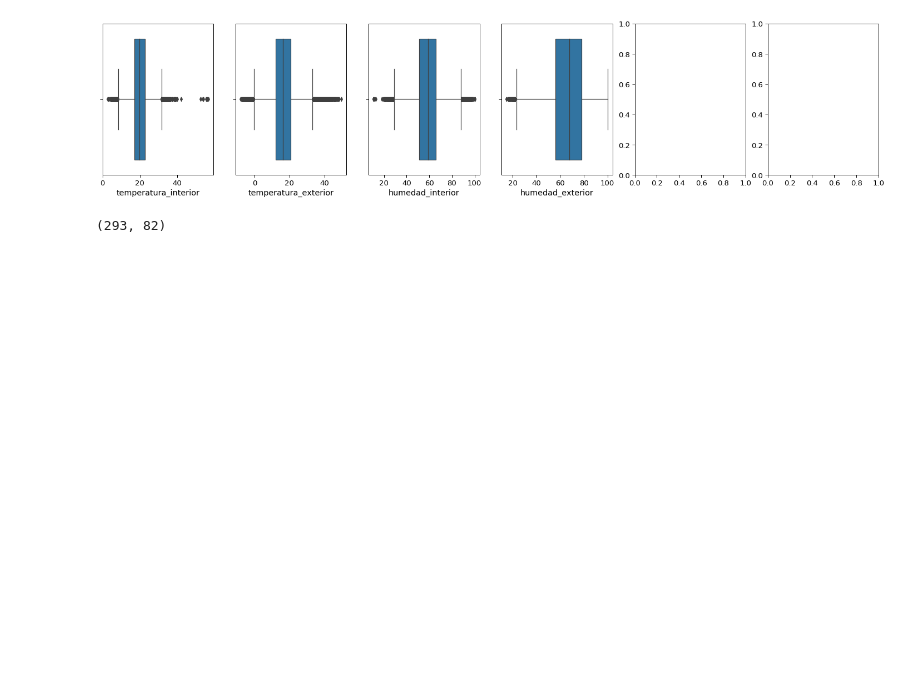
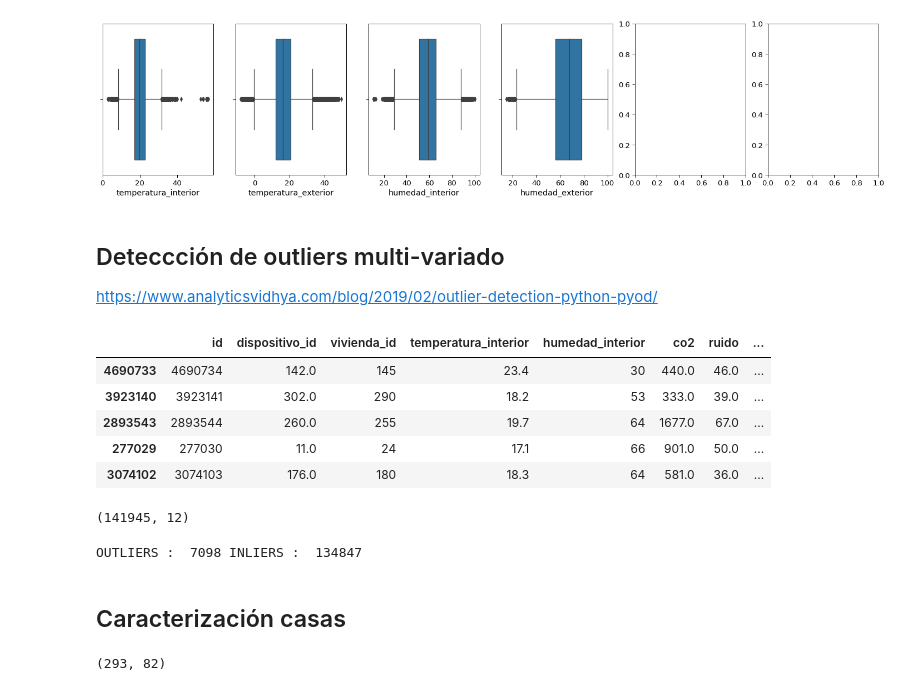
Before and after one commit to fco96/memoria, a Jupyter notebook: Memoria Francisco Olivares.ipynb, the cells around one changed output. Drawn from its saved outputs; the diff is of its cells as text; code cells hidden in the pictures; blank space fills up the shorter version.

Commit message:
Add multivariate outlier detection

```diff
--- a/Memoria Francisco Olivares.ipynb
+++ b/Memoria Francisco Olivares.ipynb
@@ -222,3 +222,20 @@ for i in range(len(VARIABLES)):
     sns.boxplot(x=df_sample[VARIABLES[i]].dropna(), ax=ax[i], orient="h")
 # %% [output]
 [figure]
+# %% [markdown]
+## Deteccción de outliers multi-variado
+
+https://www.analyticsvidhya.com/blog/2019/02/outlier-detection-python-pyod/
+# %%
+from pyod.models.knn import KNN
+from pyod.models.iforest import IForest
+display(df_sample.head())
+print(df_sample.shape)
+# %% [output]
+|  | id | dispositivo_id | vivienda_id | temperatura_interior | humedad_interior | co2 | ruido | ... |
+| 4690733 | 4690734 | 142.0 | 145 | 23.4 | 30 | 440.0 | 46.0 | ... |
+| 3923140 | 3923141 | 302.0 | 290 | 18.2 | 53 | 333.0 | 39.0 | ... |
+| 2893543 | 2893544 | 260.0 | 255 | 19.7 | 64 | 1677.0 | 67.0 | ... |
+| 277029 | 277030 | 11.0 | 24 | 17.1 | 66 | 901.0 | 50.0 | ... |
+| 3074102 | 3074103 | 176.0 | 180 | 18.3 | 64 | 581.0 | 36.0 | ... |
+(141945, 12)
@@ -225,3 +261,15 @@ for i in range(len(VARIABLES)):
+# %%
+# Porcentage de outliers en la muestra
+OUTLIERS_FRACTION = 0.05
+
+model = IForest(contamination=OUTLIERS_FRACTION, random_state= 22, behaviour='new')
+model.fit(X)
+
+outlierIndex = getOutliers(model, X)
+# %% [output]
+OUTLIERS :  7098 INLIERS :  134847
+# %% [markdown]
+## Caracterización casas
 # %%
 df_casas = pd.read_csv("./datasets/RENAM_encuesta_inicial.csv")
 # %%
```
Also changed, not shown: parts of 2 cells of this notebook.
